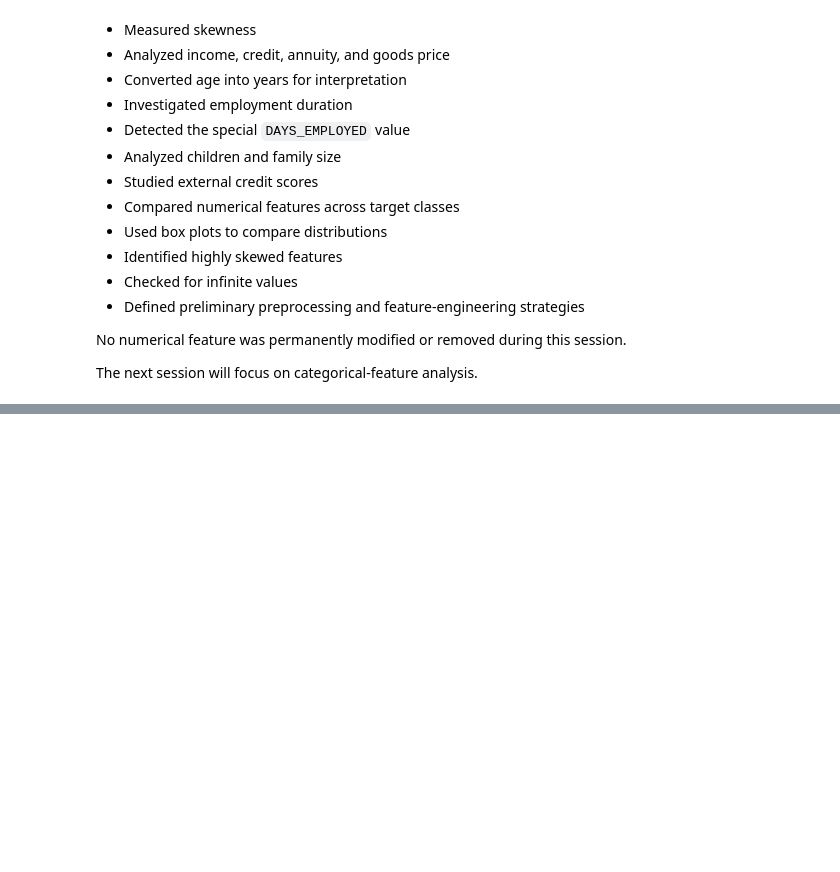
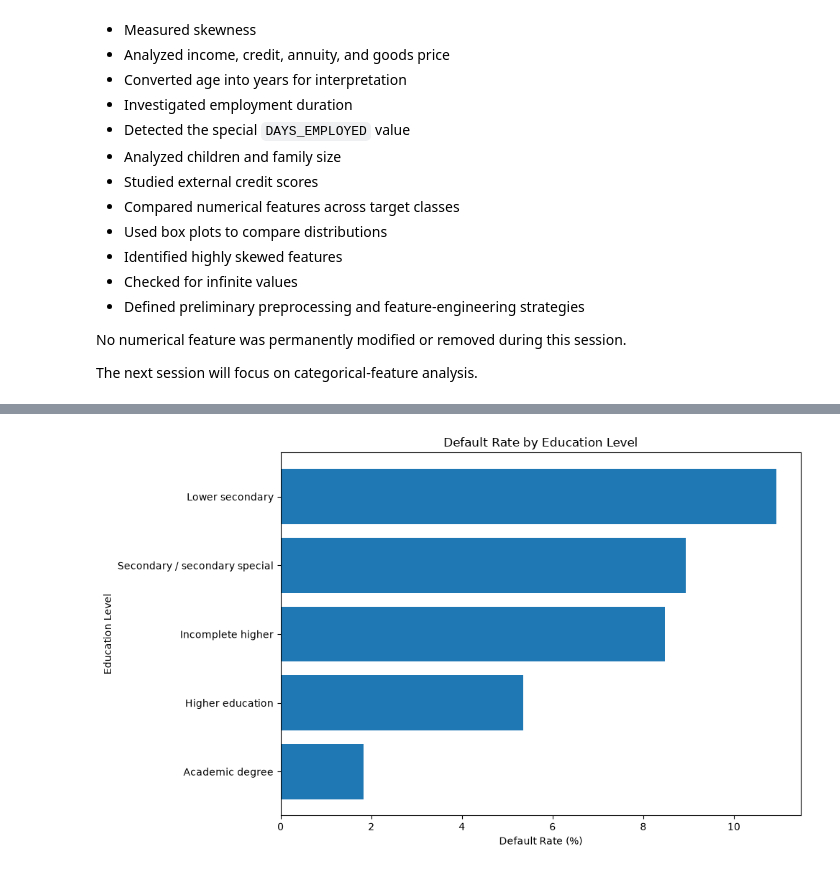
Before and after one commit to Abhilash0079/MachineLearningProjects, a Jupyter notebook: Loan_Default_Risk_Prediction/notebooks/01_EDA.ipynb, the cells around one changed output, grey strips where cells are left out. Saved outputs shown, nothing was run; the diff lists cells and outputs as text; code cells hidden in the pictures; blank space fills up the shorter version.

```diff
--- a/Loan_Default_Risk_Prediction/notebooks/01_EDA.ipynb
+++ b/Loan_Default_Risk_Prediction/notebooks/01_EDA.ipynb
@@ -2517,0 +3181,9 @@ The next session will focus on categorical-feature analysis.
+# %%
+education_summary = (
+    create_category_target_summary(
+        data=df,
+        feature="NAME_EDUCATION_TYPE",
+    )
+)
+
+print(education_summary)
@@ -2517,0 +3204,29 @@ The next session will focus on categorical-feature analysis.
+# %%
+education_plot_data = (
+    education_summary.sort_values(
+        by="Default_Rate",
+        ascending=True,
+    )
+)
+
+fig, ax = plt.subplots(figsize=(10, 6))
+
+ax.barh(
+    education_plot_data[
+        "NAME_EDUCATION_TYPE"
+    ].astype(str),
+    education_plot_data[
+        "Default_Rate"
+    ],
+)
+
+ax.set_title(
+    "Default Rate by Education Level"
+)
+ax.set_xlabel("Default Rate (%)")
+ax.set_ylabel("Education Level")
+
+plt.tight_layout()
+plt.show()
+# %% [output]
+[figure, added]
```
Also changed, not shown: parts of 74 cells of this notebook.
